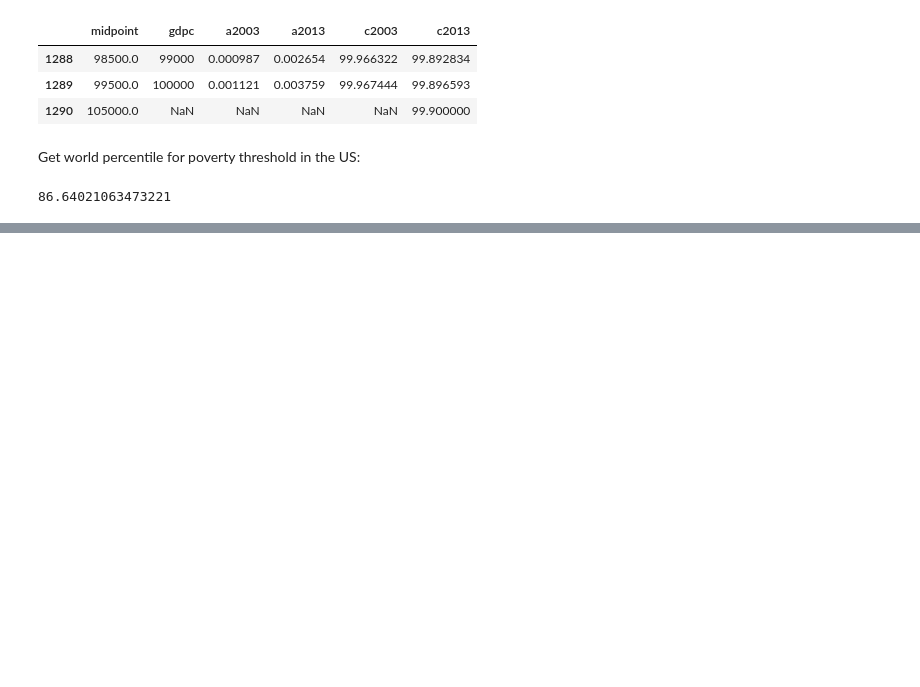
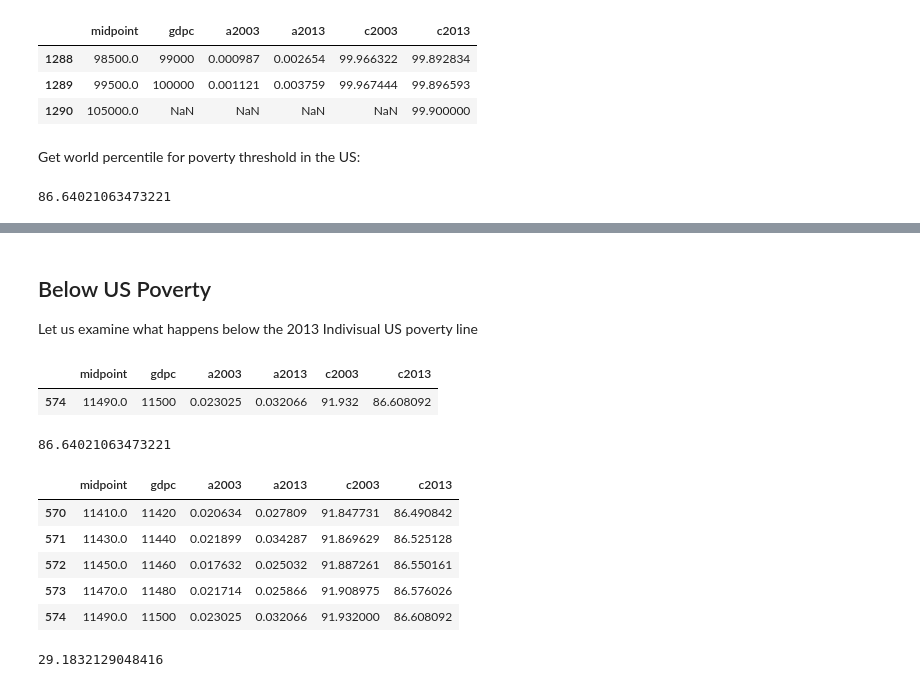
Before and after one commit to whyboris/Global-Income-Distribution, a Jupyter notebook: global_income_distribution.ipynb, the cells around one changed output, grey strips where cells are left out. Cells and saved outputs as stored; diff of their text form; code cells hidden in the pictures; blank space fills up the shorter version.

```diff
--- a/global_income_distribution.ipynb
+++ b/global_income_distribution.ipynb
@@ -390,0 +358,28 @@ chart.axes[0][0].tick_params(axis='y', which='major', pad=15)
+# %% [markdown]
+## Below US Poverty
+
+Let us examine what happens below the 2013 Indivisual US poverty line
+# %%
+df.loc[df['midpoint'] == 11490]
+# %% [output]
+|  | midpoint | gdpc | a2003 | a2013 | c2003 | c2013 |
+| 574 | 11490.0 | 11500 | 0.023025 | 0.032066 | 91.932 | 86.608092 |
+# %%
+get_percentile(11490)
+# %% [output]
+86.64021063473221
+# %%
+below_us_poverty = df.loc[df['midpoint'] <= 11490]
+# %%
+below_us_poverty.tail(5)
+# %% [output]
+|  | midpoint | gdpc | a2003 | a2013 | c2003 | c2013 |
+| 570 | 11410.0 | 11420 | 0.020634 | 0.027809 | 91.847731 | 86.490842 |
+| 571 | 11430.0 | 11440 | 0.021899 | 0.034287 | 91.869629 | 86.525128 |
+| 572 | 11450.0 | 11460 | 0.017632 | 0.025032 | 91.887261 | 86.550161 |
+| 573 | 11470.0 | 11480 | 0.021714 | 0.025866 | 91.908975 | 86.576026 |
+| 574 | 11490.0 | 11500 | 0.023025 | 0.032066 | 91.932000 | 86.608092 |
+# %%
+get_percentile(1000)
+# %% [output]
+29.1832129048416
```
Also changed, not shown: parts of 18 cells of this notebook.
